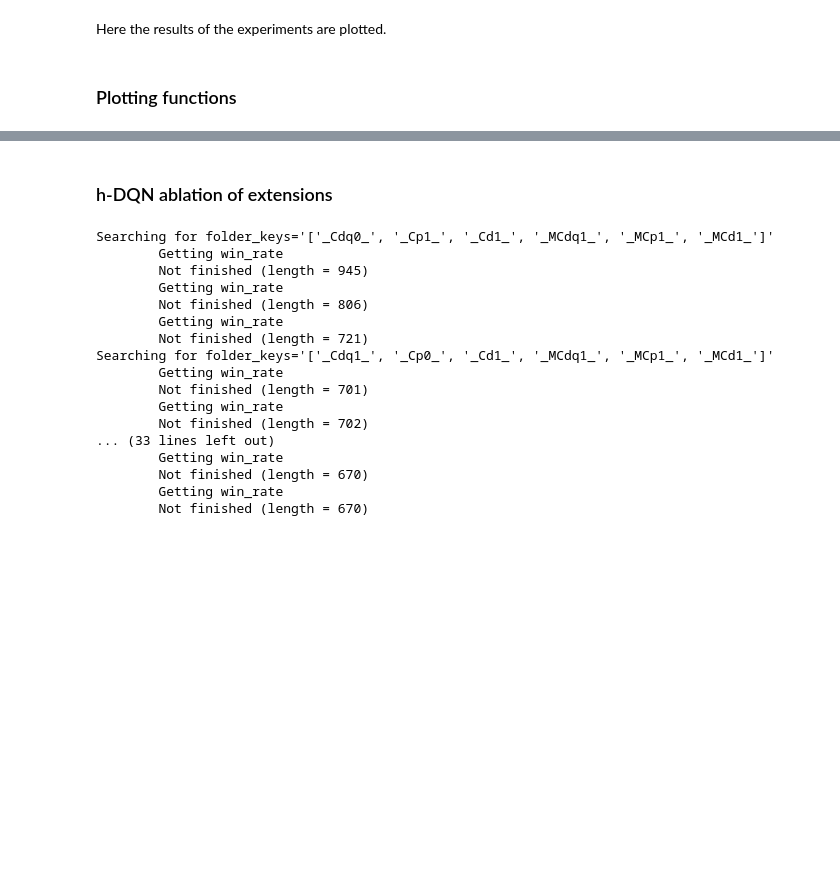
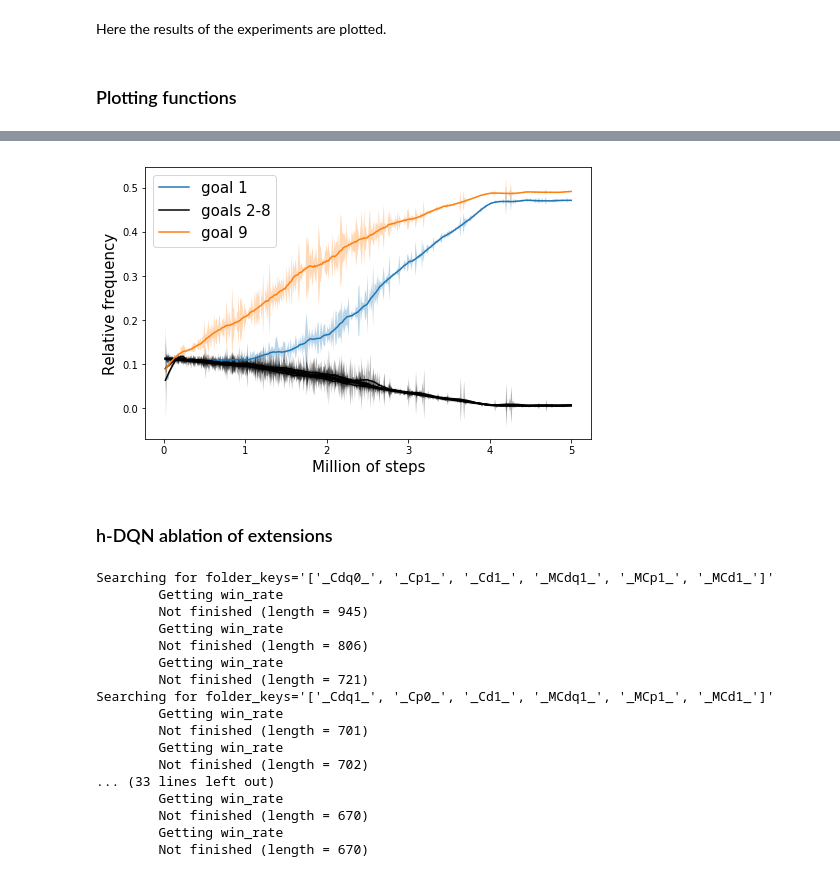
Before and after one commit to hipoglucido/Hierarchical-DRL-Tensorflow, a Jupyter notebook: plots.ipynb, the cells around one changed output, grey strips where cells are left out. Drawn from its saved outputs; the diff is of its cells as text; code cells hidden in the pictures; blank space fills up the shorter version.

```diff
--- a/plots.ipynb
+++ b/plots.ipynb
@@ -158,0 +247,12 @@ scalar_key = 'avg_ep_reward'
+# %%
+experiment_folder = '/mnt/data_disk/Hierarchical-DRL-Tensorflow/Others/logs/17d18h46m53s_key_exp'
+folder_keys = ['hdqn']
+goals = list(range(9))
+datas = []
+for goal in goals:
+    scalar_key = 'g%d_rfreq' % goal
+    data = get_all_series_averaged(folder_keys = folder_keys,
+                                   scalar_key = scalar_key,
+                                   experiment_folder = experiment_folder,
+                                   steps_mode = steps_mode)
+    datas.append(data)
@@ -159,3 +277,19 @@ scalar_key = 'avg_ep_reward'
+# %%
+from collections import OrderedDict
+plt.figure(figsize = (8, 5))
+for data in datas:
+    goal = int(data['scalar_key'][1]) + 1
+    label = "goal %d" % goal if goal in [1, 9] else "goals 2-8"
+    color = None if goal in [1, 9] else 'black'
+    custom_subplot(data, label, time = False, logscale = 0, color = color)
+plt.ylabel("Relative frequency", fontsize = fontsize)
+plt.xlabel("Million of steps", fontsize = fontsize)
+handles, labels = plt.gca().get_legend_handles_labels()
+by_label = OrderedDict(zip(labels, handles))
+plt.legend(by_label.values(), by_label.keys(), fontsize = fontsize)
+plt.show()
+# %% [output]
+[figure, added]
 # %% [markdown]
 ### h-DQN ablation of extensions
 # %%
```
Also changed, not shown: parts of 5 cells of this notebook.
